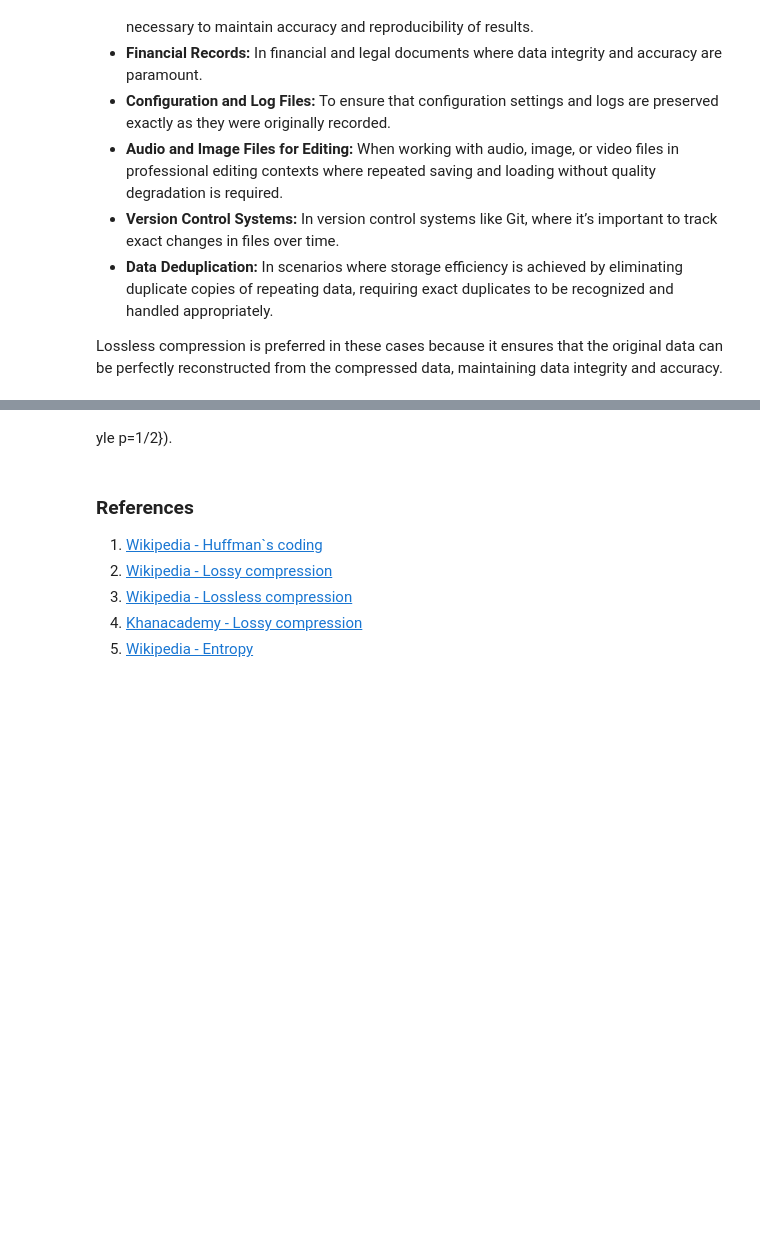
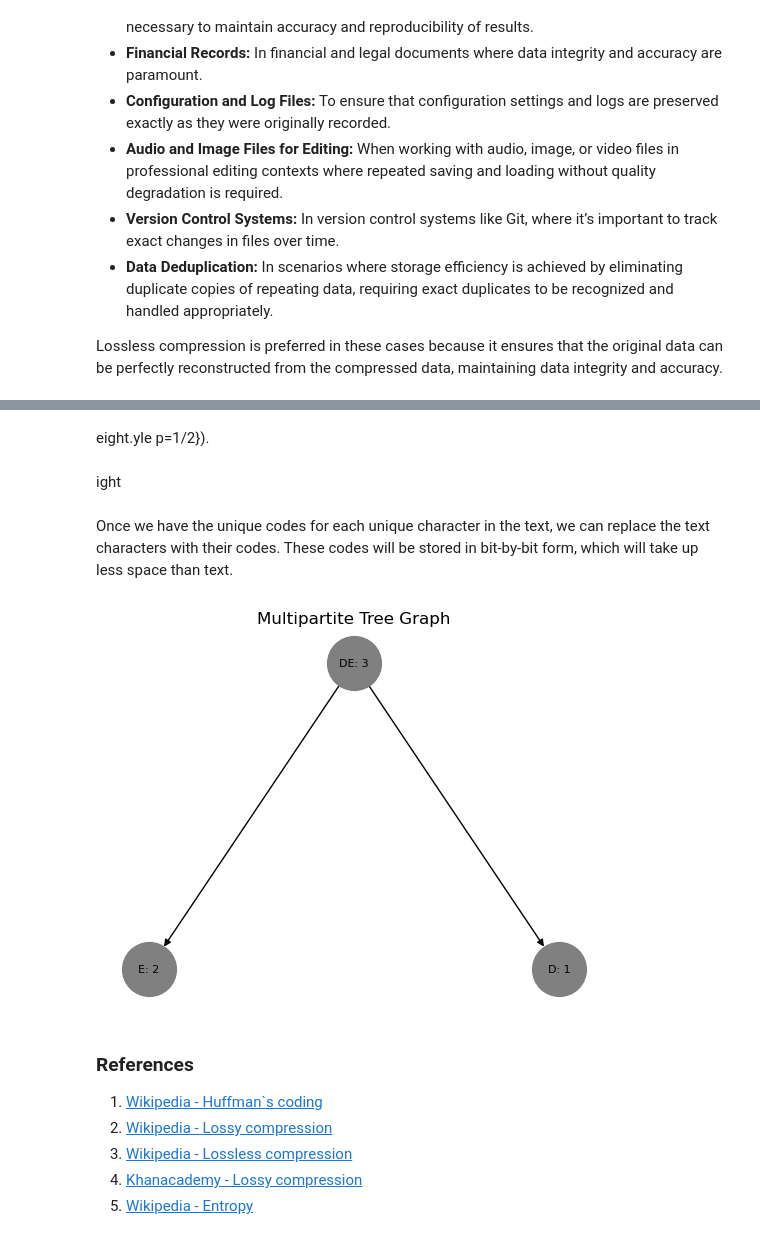
Before and after one commit to NikolayGatev/MathConceptionsProject, a Jupyter notebook: HuffmanCompressionAlgorithm.ipynb, the cells around one changed output, grey strips where cells are left out. Saved outputs shown, nothing was run; the diff lists cells and outputs as text; code cells hidden in the pictures; blank space fills up the shorter version.

Commit message:
Started with Huffman tree

```diff
--- a/HuffmanCompressionAlgorithm.ipynb
+++ b/HuffmanCompressionAlgorithm.ipynb
@@ -110,5 +135,41 @@ As a consequence of Shannon’s source coding theorem, the entropy is a measure
 # %% [markdown]
-yle p=1/2}).
+eight.yle p=1/2}).
+# %% [markdown]
+ight
+# %% [markdown]
+Once we have the unique codes for each unique character in the text, we can replace the text characters with their codes. These codes will be stored in bit-by-bit form, which will take up less space than text.
+# %%
+tree_dict = {
+        1: {
+            "D: 1":"DE: 3",
+            "E: 2":"DE: 3"
+            }
+        }
+
+# Create a NextworkX directed graph
+g = nx.DiGraph()
+g.add_nodes_from(['DE: 3'], subset=1)
+g.add_nodes_from(tree_dict[1].keys(), subset=0)
+
+# Add Title to Plot
+plt.title('Multipartite Tree Graph')
+
+# Create a list of the edges
+edges = []
+for subset_stuff in tree_dict.values():
+    for node, prev_node in subset_stuff.items():
+        edges.append((prev_node, node))
+
+# Draw the nodes with the multipartite layout
+pos = nx.multipartite_layout(g, align='horizontal')
+nx.draw(g, pos, with_labels=True, node_size=1500, node_color='grey', font_size=8)
+
+# Draw the edges with the multipartite layout
+nx.draw_networkx_edges(g, pos, edgelist=edges, arrows=None, node_size=1500)
+# Show the plot
+plt.show()
+# %% [output]
+[figure, added]
 # %% [markdown]
 ### References
 
```
Also changed, not shown: parts of 2 cells of this notebook.
